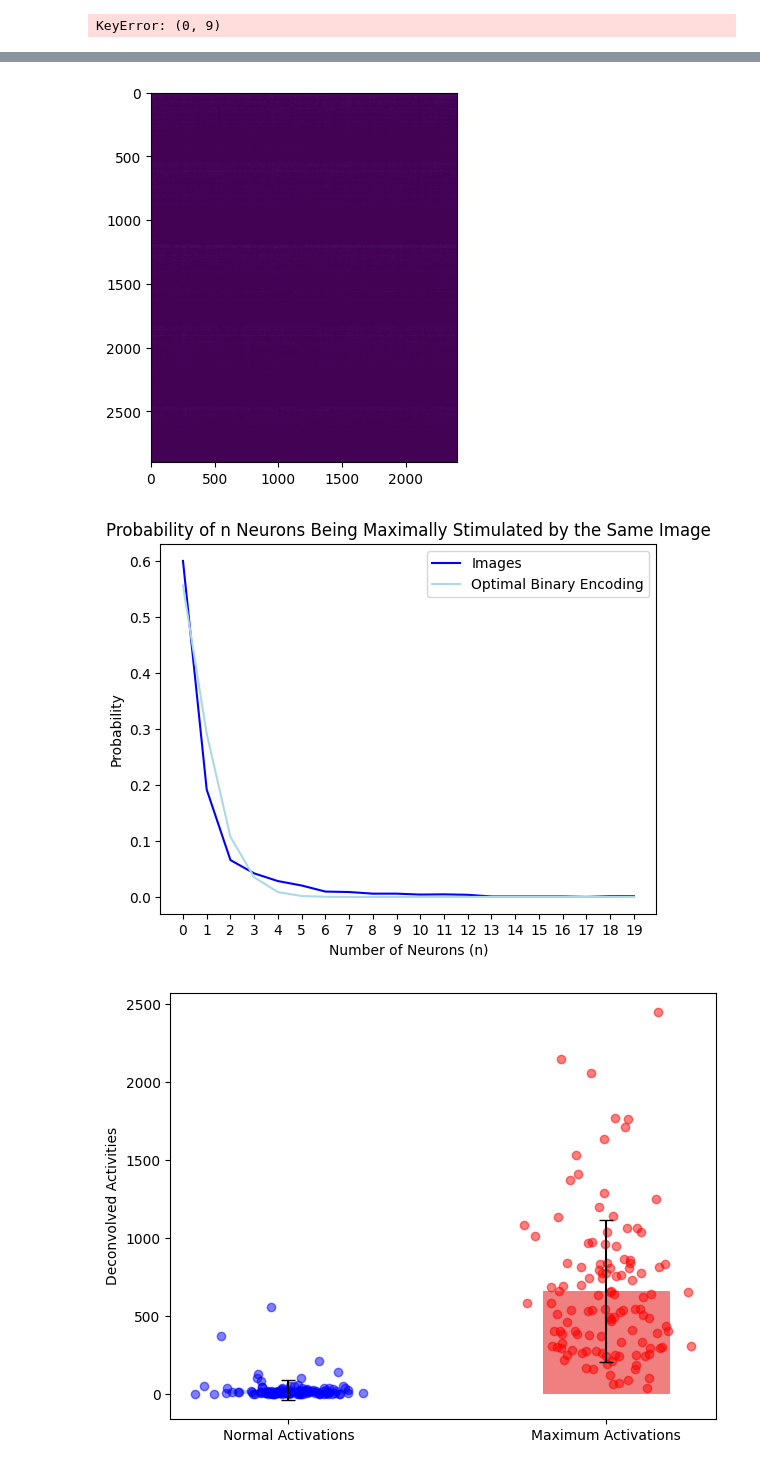
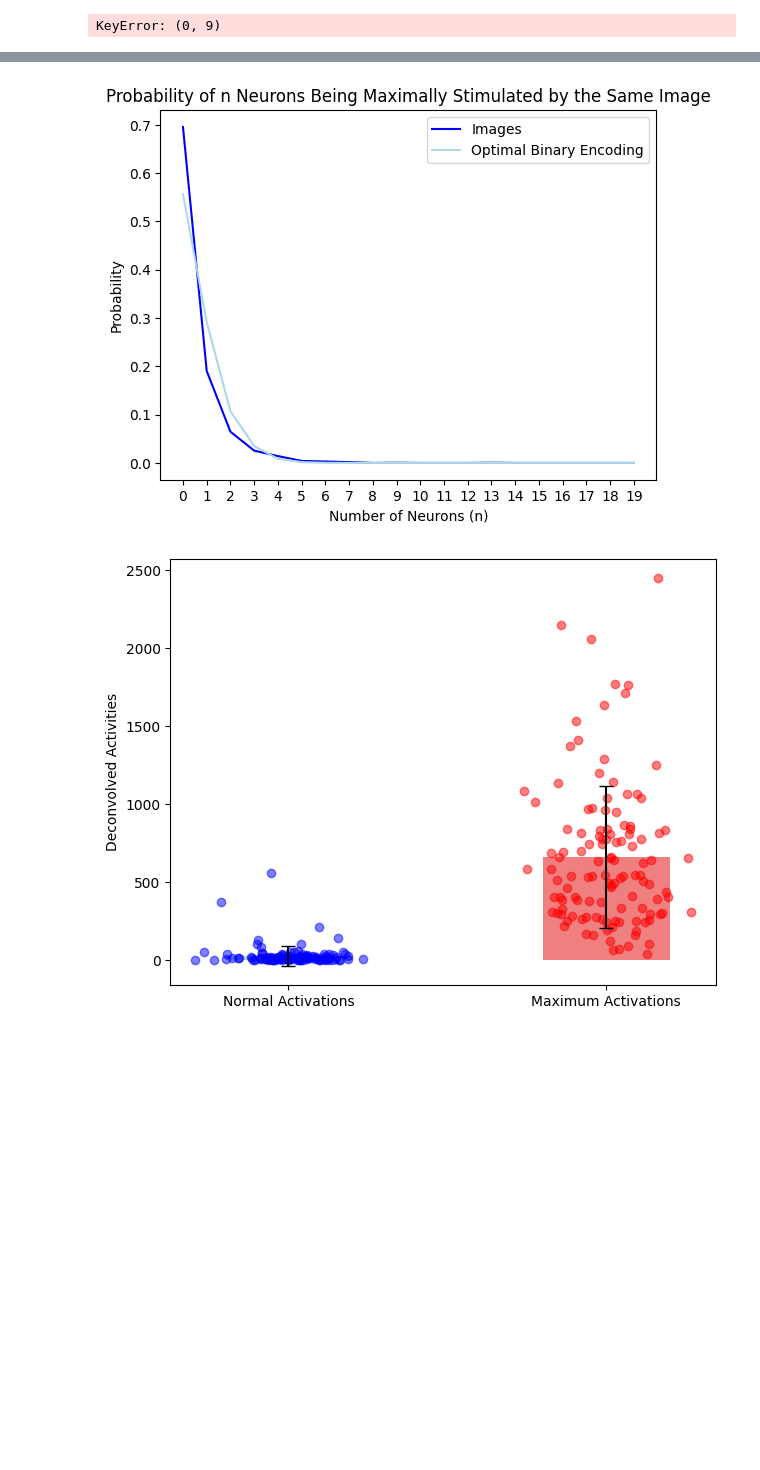
Before and after one commit to ananaphasia/Petreanu_MEI_generation, a Jupyter notebook: image_processing_Joan.ipynb, the cells around one changed output, grey strips where cells are left out. Saved outputs shown, nothing was run; the diff lists cells and outputs as text; code cells hidden in the pictures; blank space fills up the shorter version.

```diff
--- a/image_processing_Joan.ipynb
+++ b/image_processing_Joan.ipynb
@@ -245,7 +245,7 @@ print(sessions[1].respmat.shape)
 # %% [output]
 KeyError: (0, 9)
 # %%
-sess=12
+sess=9
 n_images=2400
 trialdata=sessions[sess].trialdata.to_numpy()
 celldata=sessions[sess].celldata.to_numpy()
@@ -330,18 +325,0 @@ print(mean_prob_bigger[225]*100)
-# %%
-for i in range(10):
-  plt.plot(np.linspace(0,range_activations,number_bins),prob_array(i),'lightblue')
-plt.plot(np.linspace(0,range_activations,number_bins),prob_array(300),'lightblue', label='individual V1 neurons')
-plt.plot(np.linspace(0,range_activations,number_bins),mean_prob,'blue', label='V1 mean')
-plt.xlabel('deconvolved activities')
-plt.ylabel('probability density')
-plt.legend()
-plt.show()
-
-for i in red_indices[9:]:
-    plt.plot(np.linspace(0,range_activations,number_bins),prob_array(i),'lightcoral')
-plt.plot(np.linspace(0,range_activations,number_bins),prob_array(red_indices[10]),'lightcoral', label='individual PM projecting neurons')
-plt.plot(np.linspace(0,range_activations,number_bins),red_mean_prob,'red', label='PM projecting mean')
-plt.xlabel('deconvolved activities')
-plt.ylabel('probability density')
-plt.legend()
-plt.show()
@@ -473,27 +399,30 @@ optimal_prob_array = np.array([
 # %%
+
+#Computes V1 activation matrix as an array whose rows are a single neuron activations for each image and columns are each neural activation for a single image
 V1_activation_matrix=np.zeros((len(V1_indices),n_images))
 for i in range(n_images):
     trials=np.where(trialdata[:,1]==i+1)[0]
     for j in trials:
         V1_activation_matrix[:,i]=V1_activation_matrix[:,i]+respmat[V1_indices,j]/len(trials)
-plt.imshow(V1_activation_matrix)
-plt.show()
 
-best_nat_im=np.array([np.where(V1_activation_matrix[i,:]>0.666*max(V1_activation_matrix[i,:]))[0][0] for i in range(len(V1_indices)) ] )
+#we define the best natural images of each neuron as the images that make cells achieve their extremal activations
+best_nat_im=np.array([np.where(V1_activation_matrix[i,:]==max(V1_activation_matrix[i,:]))[0][0] for i in range(len(V1_indices)) ] )
+
+#computes the array with the counts for each image
 count_best_nat_imgs=np.histogram(best_nat_im,n_images,(0,n_images))[0]
 prob_count_best_nat_imgs=np.histogram(count_best_nat_imgs,20,(0,20))[0]
 
+#plots the histograms as probability distributions
 plt.plot(np.arange(20),prob_count_best_nat_imgs/n_images,'blue',label='Images')
 plt.plot(np.arange(20),optimal_prob_array[:20],'lightblue',label='Optimal Binary Encoding')
 plt.xlabel('Number of Neurons (n)')
 plt.ylabel('Probability')
 plt.xticks(np.arange(0, 20, 1))
 plt.title('Probability of n Neurons Being Maximally Stimulated by the Same Image')
 plt.legend()
 plt.show()
 # %% [output]
-[figure, old version]
+[figure, new version]
-[figure, removed]
 # %%
 # Calculate mean and standard deviation for each population
 
```
Also changed, not shown: parts of 8 cells of this notebook.
